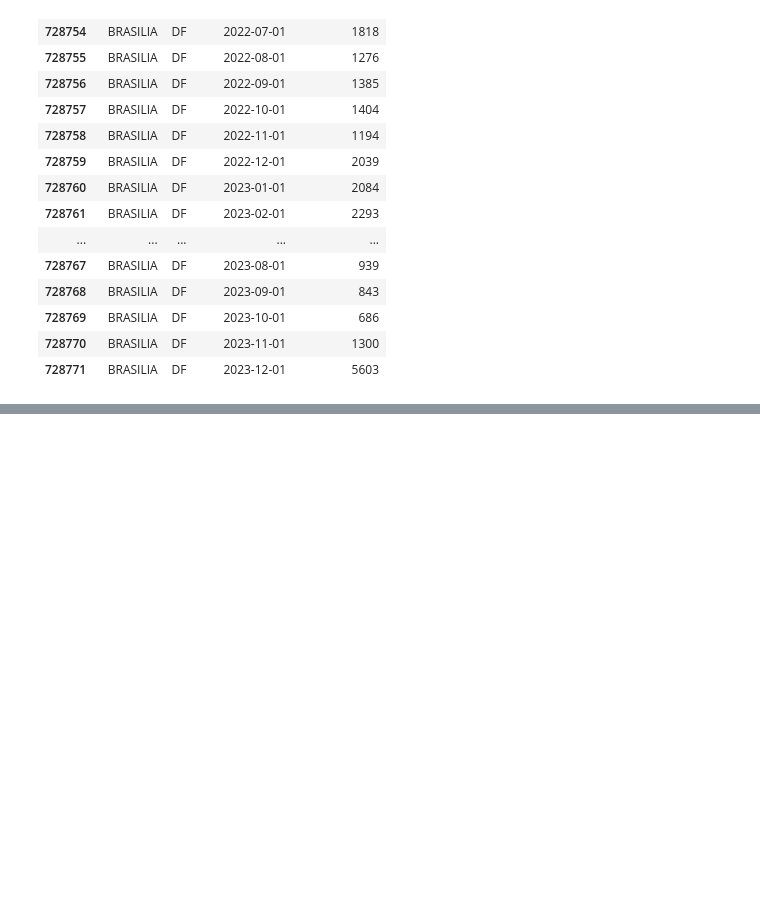
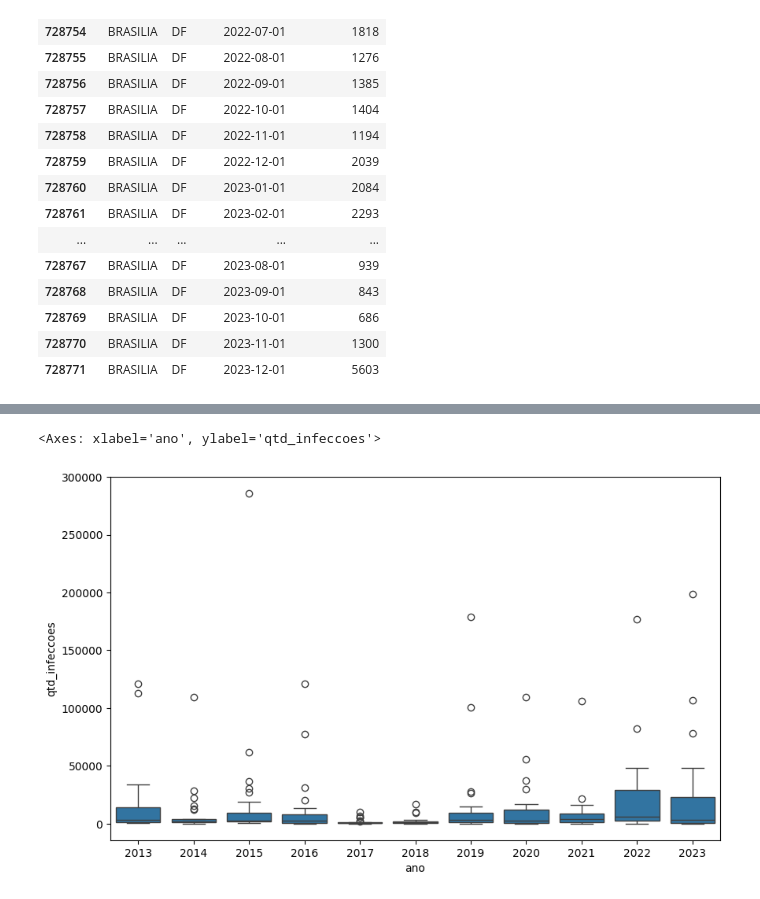
Before and after one commit to bruno88rick/fiapfase1newA1Dengue, a Jupyter notebook: Dengue_Brasil.ipynb, the cells around one changed output, grey strips where cells are left out. Drawn from its saved outputs; the diff is of its cells as text; code cells hidden in the pictures; blank space fills up the shorter version.

```diff
--- a/Dengue_Brasil.ipynb
+++ b/Dengue_Brasil.ipynb
@@ -74,0 +297,12 @@ df_dengue.tail(20)
+# %%
+## uso das Libs Matplotlib.pyplot e Seaborn
+
+## Seaborn usa o Matplotlib por trás, mas deixa os gráficos mais bonitos e melhor apresentáveis
+
+# Criar boxplot comparando a qtd de infecções por ano
+
+plt.figure(figsize = (10, 6))
+sns.boxplot(data = infeccoes_estado, x = 'ano', y = 'qtd_infeccoes')
+# %% [output]
+<Axes: xlabel='ano', ylabel='qtd_infeccoes'>
+[figure, added]
```
Also changed, not shown: parts of 59 cells of this notebook.
